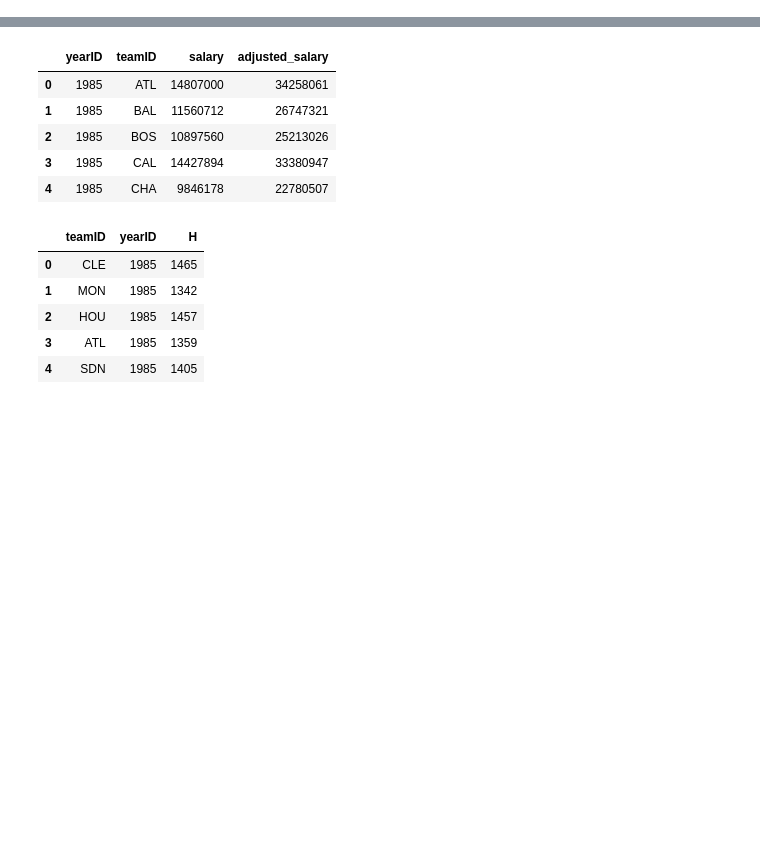
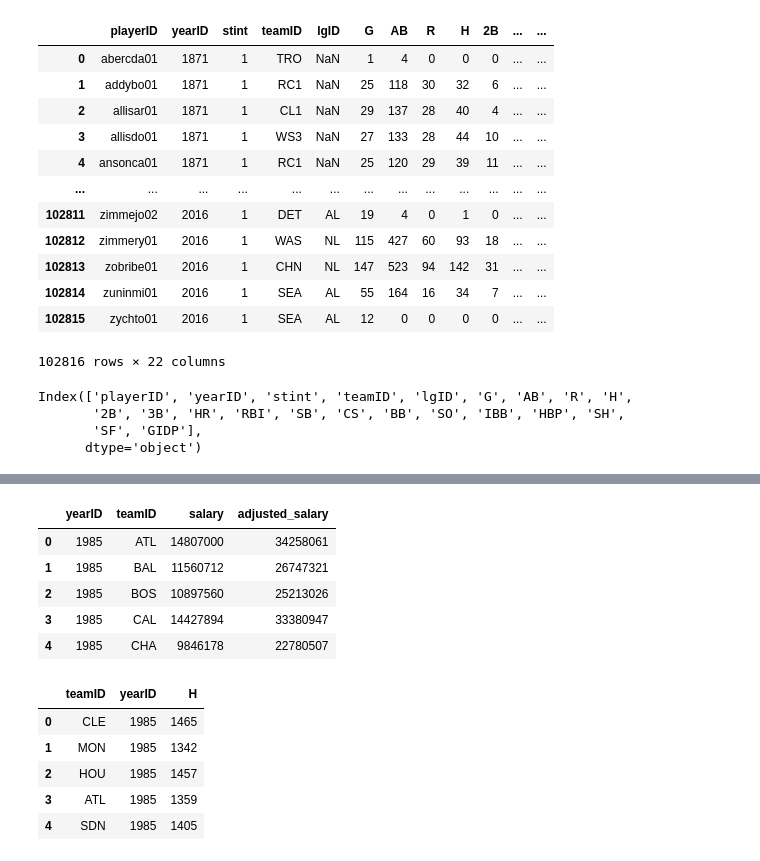
Before and after one commit to Focused79/project_slytherinteger, a Jupyter notebook: mlb_offense.ipynb, the cells around one changed output, grey strips where cells are left out. Cells and saved outputs as stored; diff of their text form; code cells hidden in the pictures; blank space fills up the shorter version.

```diff
--- a/Scatter Plots.ipynb
+++ b/mlb_offense.ipynb
@@ -6,3 +6,35 @@ import requests
 import time
 from scipy.stats import linregress
 from pathlib import Path
+# %%
+
+# Create path and read csv file
+
+batting_path = ("Resource/Batting.csv")
+batting_df = pd.read_csv(batting_path)
+# Display original DF
+
+batting_df
+# %% [output]
+|  | playerID | yearID | stint | teamID | lgID | G | AB | R | H | 2B | ... | ... |
+| 0 | abercda01 | 1871 | 1 | TRO | NaN | 1 | 4 | 0 | 0 | 0 | ... | ... |
+| 1 | addybo01 | 1871 | 1 | RC1 | NaN | 25 | 118 | 30 | 32 | 6 | ... | ... |
+| 2 | allisar01 | 1871 | 1 | CL1 | NaN | 29 | 137 | 28 | 40 | 4 | ... | ... |
+| 3 | allisdo01 | 1871 | 1 | WS3 | NaN | 27 | 133 | 28 | 44 | 10 | ... | ... |
+| 4 | ansonca01 | 1871 | 1 | RC1 | NaN | 25 | 120 | 29 | 39 | 11 | ... | ... |
+| ... | ... | ... | ... | ... | ... | ... | ... | ... | ... | ... | ... | ... |
+| 102811 | zimmejo02 | 2016 | 1 | DET | AL | 19 | 4 | 0 | 1 | 0 | ... | ... |
+| 102812 | zimmery01 | 2016 | 1 | WAS | NL | 115 | 427 | 60 | 93 | 18 | ... | ... |
+| 102813 | zobribe01 | 2016 | 1 | CHN | NL | 147 | 523 | 94 | 142 | 31 | ... | ... |
+| 102814 | zuninmi01 | 2016 | 1 | SEA | AL | 55 | 164 | 16 | 34 | 7 | ... | ... |
+| 102815 | zychto01 | 2016 | 1 | SEA | AL | 12 | 0 | 0 | 0 | 0 | ... | ... |
+102816 rows × 22 columns
+# %%
+# Identify columns and reduce to batting specific
+
+batting_df.columns
+# %% [output]
+Index(['playerID', 'yearID', 'stint', 'teamID', 'lgID', 'G', 'AB', 'R', 'H',
+       '2B', '3B', 'HR', 'RBI', 'SB', 'CS', 'BB', 'SO', 'IBB', 'HBP', 'SH',
+       'SF', 'GIDP'],
+      dtype='object')
```
Also changed, not shown: parts of 9 cells of this notebook, 1 other file.
